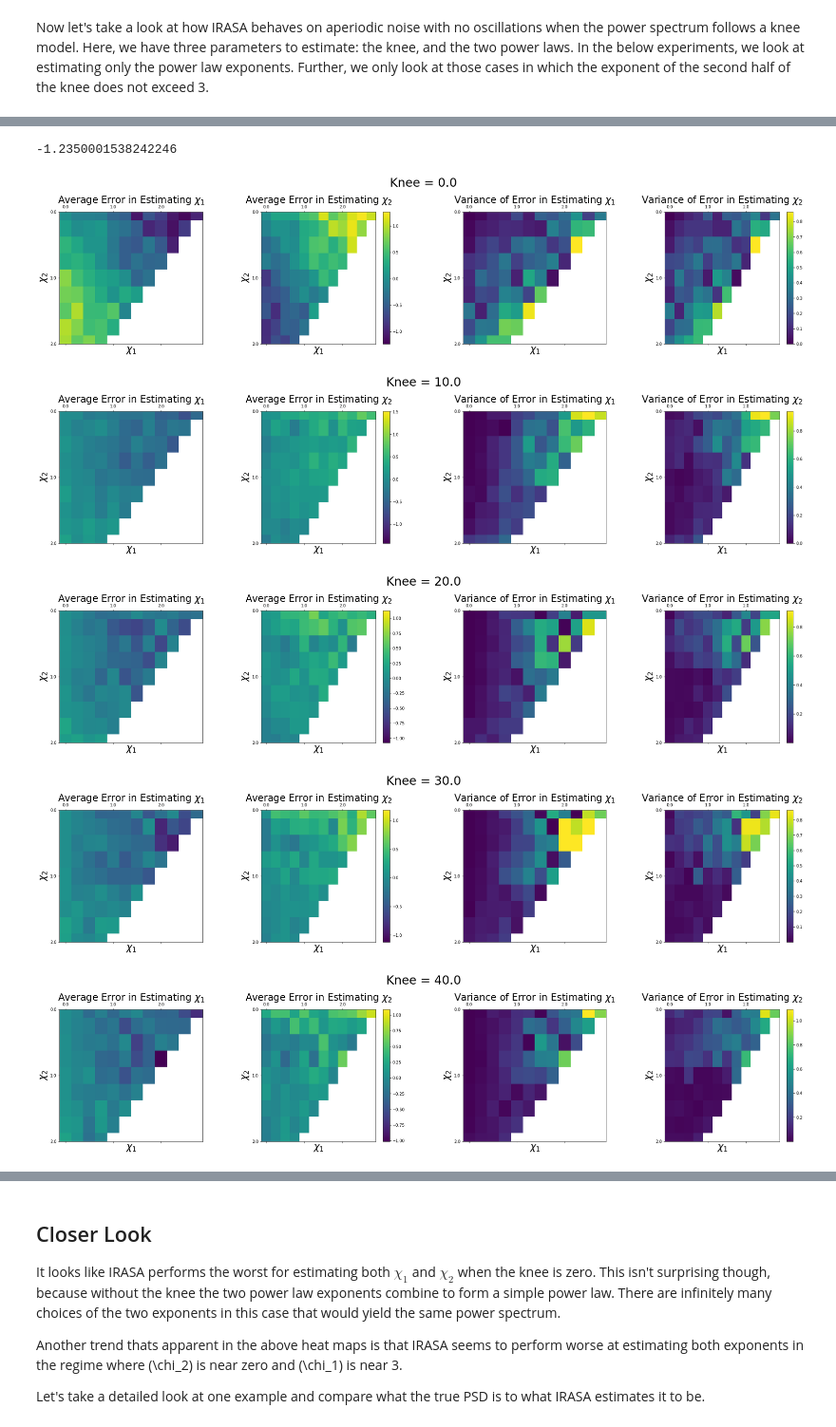
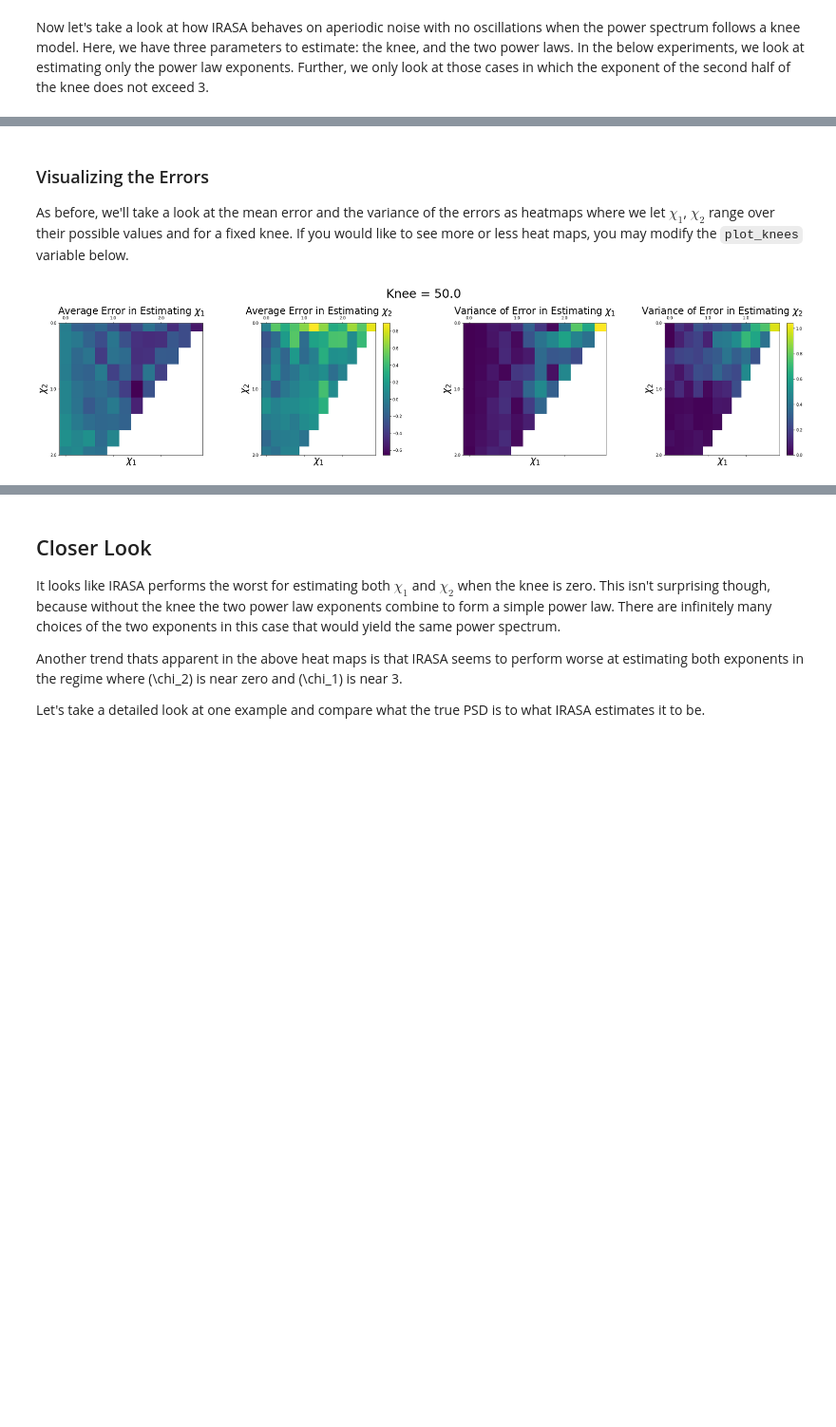
Before and after one commit to AperiodicMethods/AperiodicMethods, a Jupyter notebook: notebooks/EricIRASANotes.ipynb, the cells around one changed output, grey strips where cells are left out. Shown at 95% size. Cells and saved outputs as stored; diff of their text form; code cells hidden in the pictures; blank space fills up the shorter version.

Commit message:
Add csv files for central frequency experiment and knee experiment. Update exposition of notebook to analyze what's going on in these experiments.

```diff
--- a/notebooks/EricIRASANotes.ipynb
+++ b/notebooks/EricIRASANotes.ipynb
@@ -804,3 +776,6 @@ print(f"{toc-tic:.2f} seconds")
+# %%
+# Alternatively, load the data from the csv file
+df = pd.read_csv('./full_central_freq_IRASA_experiment2.csv')
 # %%
 # Make a dataframe of average errors and keep track of the variances as well
 mean_var_df = df.groupby(by=['chi', 'central_freq', 'rel_height', 'bandwidth']).agg({'chi_err': ['mean', 'std']})
@@ -923,0 +883,26 @@ plot_power_spectra(freqs_irasa, [psd_ap, fit_psd, true_psd], labels=["IRASA AP P
+# %%
+chi = -1.5
+central_freq = 32 # In Hz
+bandwidth = 2 # In Hz
+rel_height = 4 # In 10**Hz
+times = create_times(N_SECONDS, FS)
+
+fig, axes = plt.subplots(3,1, figsize=(15, 10))
+axes[0].set_title("Time Series", fontsize=20)
+axes[1].set_title("Empirical Spectrum", fontsize=20)
+axes[2].set_title("IRASA Spectrum", fontsize=20)
+
+sig = sim_central_freq(N_SECONDS, FS, chi, central_freq, bandwidth, rel_height)
+plot_time_series(times, sig, ax=axes[0])
+freqs, psd = compute_spectrum(sig, FS)
+plot_power_spectra(freqs, psd, ax=axes[1])
+
+irasa_params = {'fs' : FS, 'f_range' : F_RANGE}
+freqs_irasa, psd_ap, psd_pe = compute_irasa(sig, **irasa_params)
+fit_offset, fit_chi = fit_irasa(freqs_irasa,psd_ap)
+
+true_psd = freqs_irasa**chi
+fit_psd = 10**fit_offset*freqs_irasa**fit_chi
+# Normalize to match intercept with curve fitted irasa PSD
+true_psd = fit_psd[0]/true_psd[0] * true_psd
+plot_power_spectra(freqs_irasa, [psd_ap, fit_psd, true_psd], labels=["IRASA AP PSD", "Fit PSD", "True PSD"], ax=axes[2])
@@ -954,21 +941,26 @@ print(f"{toc-tic:.2f} seconds")
-# %%
-vmin
-# %% [output]
--1.2350001538242246
+# %%
+# Load the dataframe from file
+df = pd.read_csv("full_knee_experiment.csv")
+# %% [markdown]
+### Visualizing the Errors
+
+As before, we'll take a look at the mean error and the variance of the errors as heatmaps where we let $\chi_1$, $\chi_2$ range over their possible values and for a fixed knee. If you would like to see more or less heat maps, you may modify the `plot_knees` variable below.
 # %%
+plot_knees = [KNEES[5],]
+
 mean_var_df = df.groupby(by=['chi1', 'chi2', 'knee']).agg({'err_chi1': ['mean', 'std'], 'err_chi2': ['mean', 'std'], 'err_knee': ['mean', 'std']})
 mean_var_df = pd.DataFrame(mean_var_df.to_records())
 mean_var_df.columns = ['chi1', 'chi2', 'knee', 'err_chi1_mean', 'err_chi1_std', 'err_chi2_mean', 'err_chi2_std', 'err_knee_mean', 'err_knee_std']
 
-for knee in KNEES:
+for knee in plot_knees:
     fig, axes = plt.subplots(1,4, figsize = (28,7))
 
     # Grab the dynamic range of the absolute errors so the heatmaps share a colorbar.
-    vmin_mean = mean_var_df.loc[df['knee']==knee, ['err_chi1_mean',  'err_chi2_mean']].min().min()
-    vmax_mean = mean_var_df.loc[df['knee']==knee, ['err_chi1_mean', 'err_chi2_mean']].max().max()
+    vmin_mean = mean_var_df.loc[mean_var_df['knee']==knee, ['err_chi1_mean',  'err_chi2_mean']].min().min()
+    vmax_mean = mean_var_df.loc[mean_var_df['knee']==knee, ['err_chi1_mean', 'err_chi2_mean']].max().max()
 
-    vmin_var = mean_var_df.loc[df['knee']==knee, ['err_chi1_std',  'err_chi2_std']].min().min()**2
-    vmax_var = mean_var_df.loc[df['knee']==knee, ['err_chi1_std', 'err_chi2_std']].max().max()**2
+    vmin_var = mean_var_df.loc[mean_var_df['knee']==knee, ['err_chi1_std',  'err_chi2_std']].min().min()**2
+    vmax_var = mean_var_df.loc[mean_var_df['knee']==knee, ['err_chi1_std', 'err_chi2_std']].max().max()**2
 
     for idx, ax in enumerate(axes.ravel()):
 
@@ -987,35 +979,31 @@ for knee in KNEES:
         elif idx == 2:
             ax.set_title(rf"Variance of Error in Estimating $\chi_1$", fontsize=24)
             chi_mat_errs = mean_var_df.loc[mean_var_df['knee'] == knee, ['chi1', 'chi2', 'err_chi1_std']]
             # Pivot chi1 column
             chi_mat_errs = chi_mat_errs.set_index(['chi1', 'chi2']).err_chi1_std.unstack(0)**2
         else:
             ax.set_title(rf"Variance of Error in Estimating $\chi_2$", fontsize=24)
             chi_mat_errs = mean_var_df.loc[mean_var_df['knee'] == knee, ['chi1', 'chi2', 'err_chi2_std']]
             # Pivot chi1 column
             chi_mat_errs = chi_mat_errs.set_index(['chi1', 'chi2']).err_chi2_std.unstack(0)**2
 
         # Adjust the range for the colorbar based on whether you're plotting means or variances
         cax = ax.matshow(chi_mat_errs, aspect='auto', vmin=vmin_mean, vmax=vmax_mean) if idx < 2 else ax.matshow(chi_mat_errs, aspect='auto', vmin=vmin_var, vmax=vmax_var)
         ax.set_xlabel(r"$\chi_1$", fontsize=24)
         ax.set_ylabel(r"$\chi_2$", fontsize=24)
 
         ticks = [idx for idx in range(0, CHIS.shape[0], 4)]
         ticklabels = [-CHIS[idx] for idx in range(0, CHIS.shape[0], 4)]
 
         plt.setp(ax, xticks=ticks,
                 xticklabels=ticklabels,
                 yticks=ticks,
                 yticklabels=ticklabels)
         if idx in (1,3):
             # Add color bar to last mean or variance plot
             fig.colorbar(cax, ax = ax)
 
     fig.suptitle(rf"Knee = {knee:.1f}", fontsize=30)
     fig.tight_layout(pad=5.0)
 # %% [output]
-[figure, old version]
+[figure, new version]
-[figure, removed]
-[figure, removed]
-[figure, removed]
-[figure, removed]
```
Also changed, not shown: parts of 26 cells of this notebook, 2 other files.
